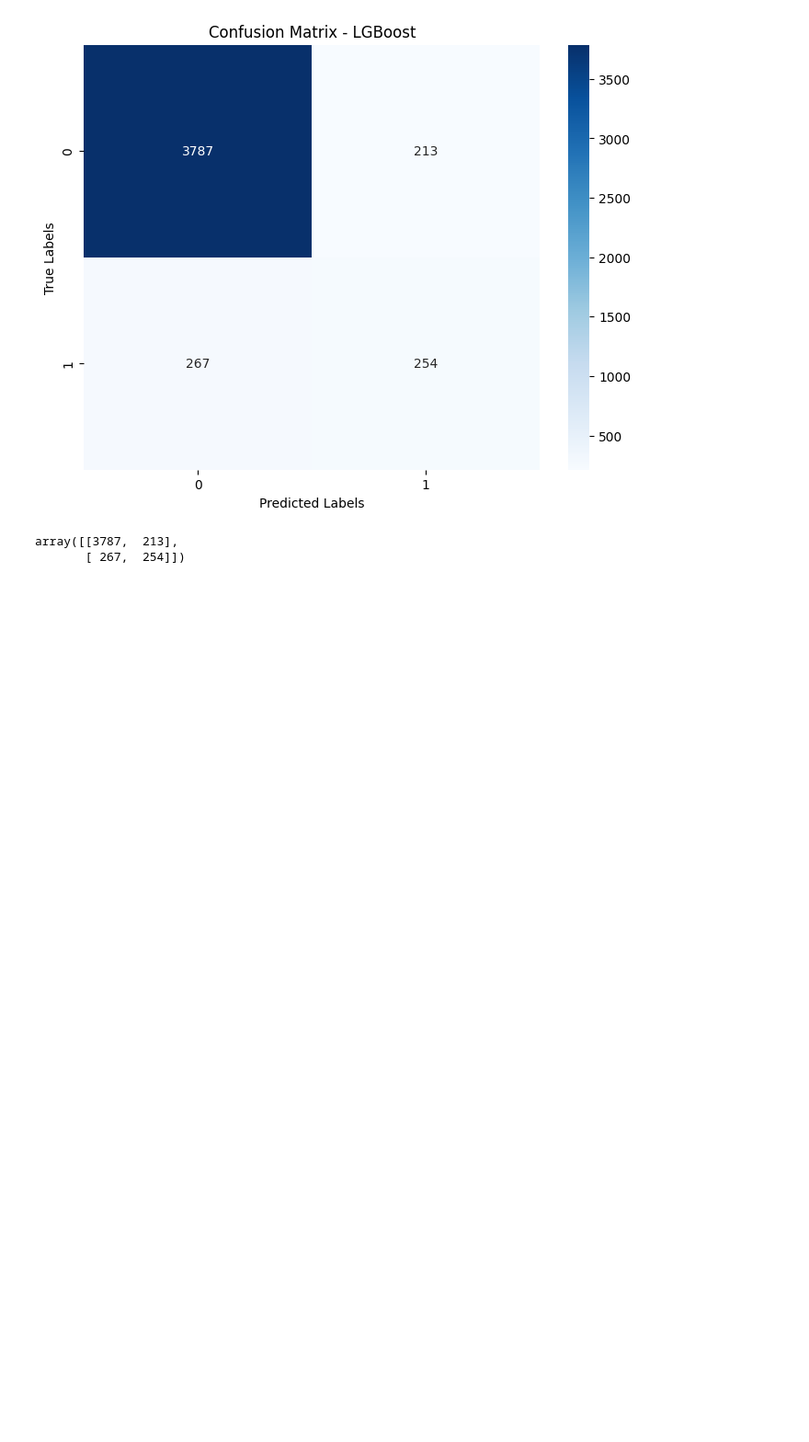
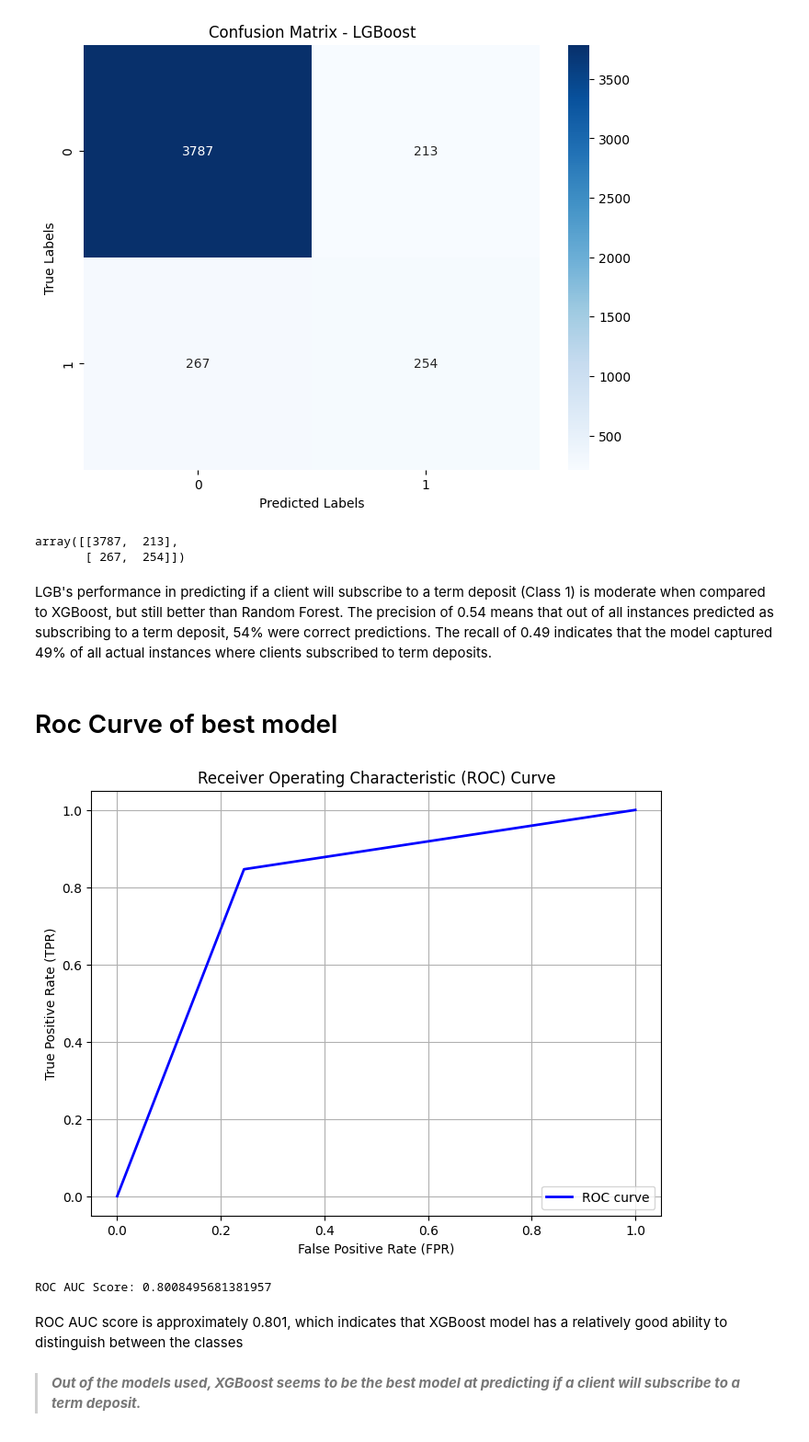
Before and after one commit to KGuruPrasad94/Predicting-Term-Deposit-Subscription-using-Random-Forest-XGB-LGB, a Jupyter notebook: predicting-term-deposit-subscription.ipynb, the cells around one changed output. Shown: that part at 92% size. Cells and saved outputs as stored; diff of their text form; code cells hidden in the pictures; blank space fills up the shorter version.

```diff
--- a/predicting-term-deposit-subscription.ipynb
+++ b/predicting-term-deposit-subscription.ipynb
@@ -681,3 +651,33 @@ cm_lgb
 # %% [output]
 array([[3787,  213],
        [ 267,  254]])
+# %% [markdown]
+LGB's performance in predicting if a client will subscribe to a term deposit (Class 1) is moderate when compared to XGBoost, but still better than Random Forest. The precision of 0.54 means that out of all instances predicted as subscribing to a term deposit, 54% were correct predictions. The recall of 0.49 indicates that the model captured 49% of all actual instances where clients subscribed to term deposits.
+# %% [markdown]
+# Roc Curve of best model
+# %%
+from sklearn import metrics
+
+# Compute ROC curve
+fpr, tpr, thresholds = roc_curve(y_test, y_pred_xgb)
+
+# Plot ROC curve
+plt.figure(figsize=(8, 6))
+plt.plot(fpr, tpr, color='blue', lw=2, label='ROC curve')
+plt.xlabel('False Positive Rate (FPR)')
+plt.ylabel('True Positive Rate (TPR)')
+plt.title('Receiver Operating Characteristic (ROC) Curve')
+plt.legend(loc='lower right')
+plt.grid(True)
+plt.show()
+
+# Calculate ROC AUC score
+roc_auc = roc_auc_score(y_test, y_pred_xgb)
+print('ROC AUC Score:', roc_auc)
+# %% [output]
+[figure, added]
+ROC AUC Score: 0.8008495681381957
+# %% [markdown]
+ROC AUC score is approximately 0.801, which indicates that XGBoost model has a relatively good ability to distinguish between the classes
+# %% [markdown]
+> ***Out of the models used, XGBoost seems to be the best model at predicting if a client will subscribe to a term deposit.***
```
Also changed, not shown: parts of 25 cells of this notebook.
